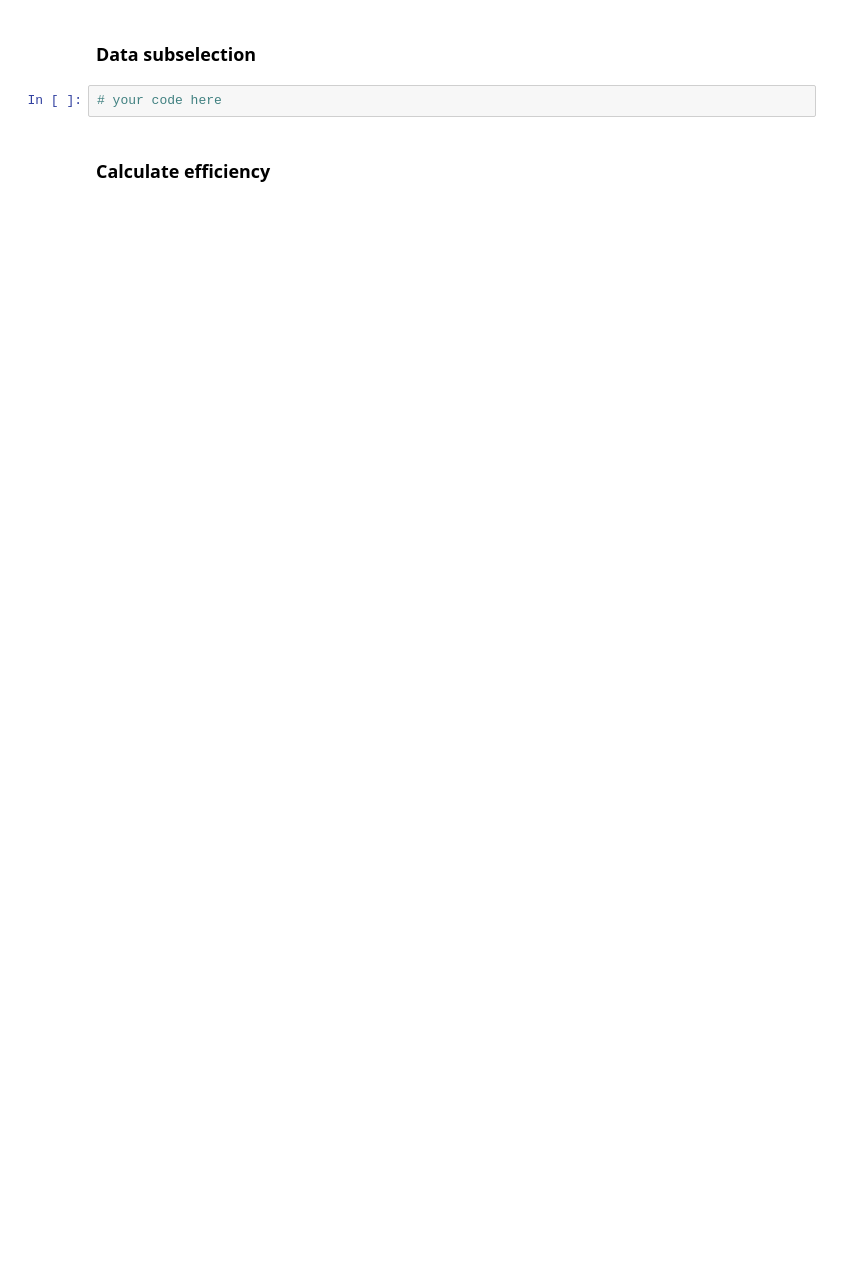
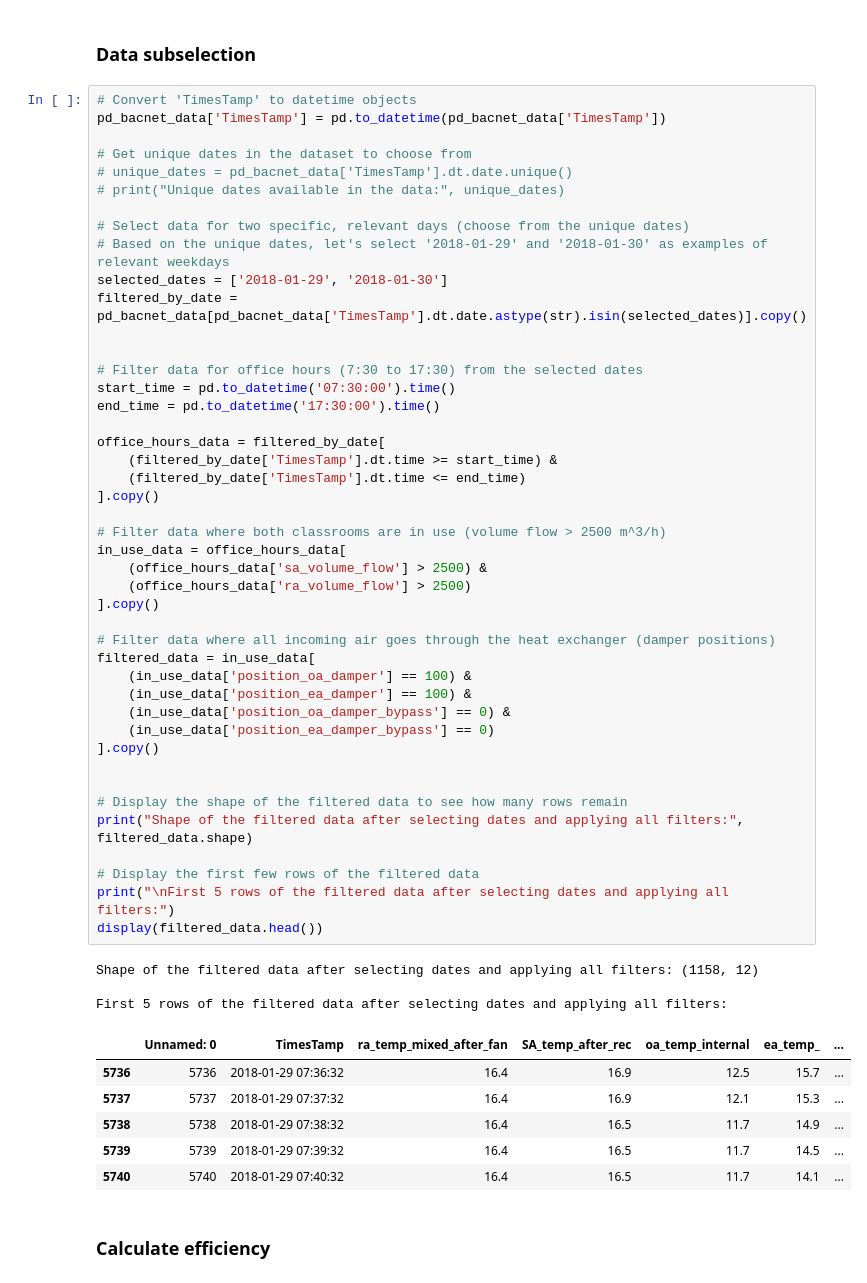
Before and after one commit to joeritaveirne/Les-4, a Jupyter notebook: chapter4.ipynb, the cells around one changed output. Drawn from its saved outputs; the diff is of its cells as text; blank space fills up the shorter version.

```diff
--- a/chapter4.ipynb
+++ b/chapter4.ipynb
@@ -511,6 +529,58 @@ print(pd_bacnet_data)
 # %% [markdown]
 ### Data subselection
-# %%
-# your code here
+# %%
+# Convert 'TimesTamp' to datetime objects
+pd_bacnet_data['TimesTamp'] = pd.to_datetime(pd_bacnet_data['TimesTamp'])
+
+# Get unique dates in the dataset to choose from
+# unique_dates = pd_bacnet_data['TimesTamp'].dt.date.unique()
+# print("Unique dates available in the data:", unique_dates)
+
+# Select data for two specific, relevant days (choose from the unique dates)
+# Based on the unique dates, let's select '2018-01-29' and '2018-01-30' as examples of relevant weekdays
+selected_dates = ['2018-01-29', '2018-01-30']
+filtered_by_date = pd_bacnet_data[pd_bacnet_data['TimesTamp'].dt.date.astype(str).isin(selected_dates)].copy()
+
+
+# Filter data for office hours (7:30 to 17:30) from the selected dates
+start_time = pd.to_datetime('07:30:00').time()
+end_time = pd.to_datetime('17:30:00').time()
+
+office_hours_data = filtered_by_date[
+    (filtered_by_date['TimesTamp'].dt.time >= start_time) &
+    (filtered_by_date['TimesTamp'].dt.time <= end_time)
+].copy()
+
+# Filter data where both classrooms are in use (volume flow > 2500 m^3/h)
+in_use_data = office_hours_data[
+    (office_hours_data['sa_volume_flow'] > 2500) &
+    (office_hours_data['ra_volume_flow'] > 2500)
+].copy()
+
+# Filter data where all incoming air goes through the heat exchanger (damper positions)
+filtered_data = in_use_data[
+    (in_use_data['position_oa_damper'] == 100) &
+    (in_use_data['position_ea_damper'] == 100) &
+    (in_use_data['position_oa_damper_bypass'] == 0) &
+    (in_use_data['position_ea_damper_bypass'] == 0)
+].copy()
+
+
+# Display the shape of the filtered data to see how many rows remain
+print("Shape of the filtered data after selecting dates and applying all filters:", filtered_data.shape)
+
+# Display the first few rows of the filtered data
+print("\nFirst 5 rows of the filtered data after selecting dates and applying all filters:")
+display(filtered_data.head())
+# %% [output]
+Shape of the filtered data after selecting dates and applying all filters: (1158, 12)
+
+First 5 rows of the filtered data after selecting dates and applying all filters:
+|  | Unnamed: 0 | TimesTamp | ra_temp_mixed_after_fan | SA_temp_after_rec | oa_temp_internal | ea_temp_ | ... |
+| 5736 | 5736 | 2018-01-29 07:36:32 | 16.4 | 16.9 | 12.5 | 15.7 | ... |
+| 5737 | 5737 | 2018-01-29 07:37:32 | 16.4 | 16.9 | 12.1 | 15.3 | ... |
+| 5738 | 5738 | 2018-01-29 07:38:32 | 16.4 | 16.5 | 11.7 | 14.9 | ... |
+| 5739 | 5739 | 2018-01-29 07:39:32 | 16.4 | 16.5 | 11.7 | 14.5 | ... |
+| 5740 | 5740 | 2018-01-29 07:40:32 | 16.4 | 16.5 | 11.7 | 14.1 | ... |
 # %% [markdown]
 ### Calculate efficiency
```
Also changed, not shown: parts of 4 cells of this notebook.
